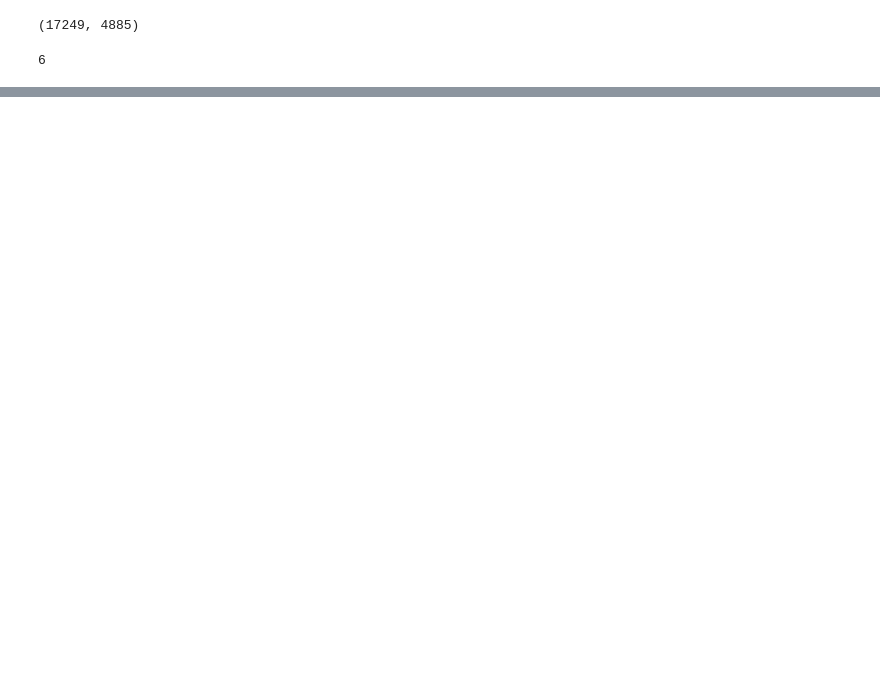
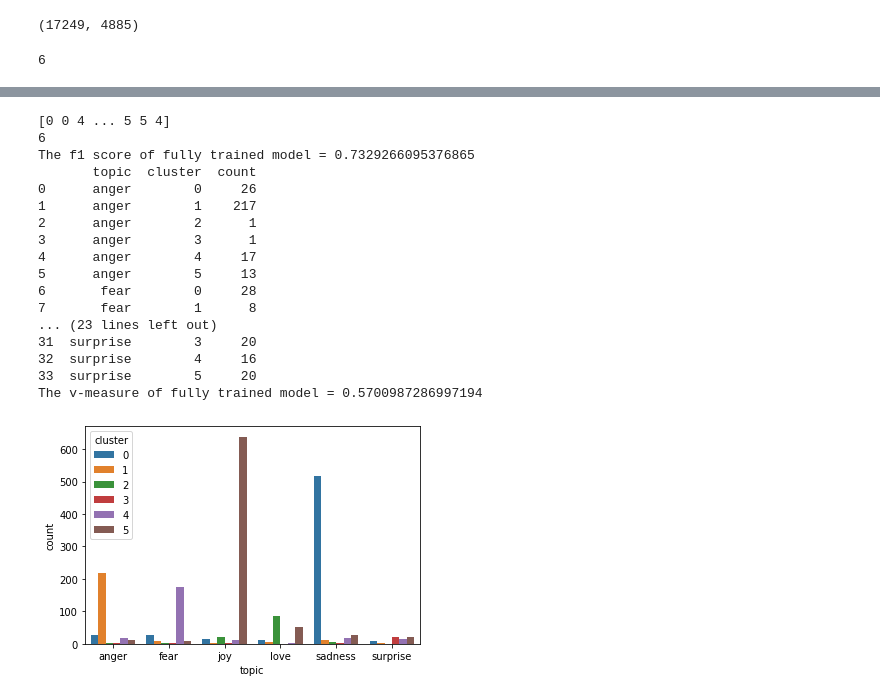
Before and after one commit to hiennguyen26/Emotions_Topics_Modeling, a Jupyter notebook: semi_supervised_nb.ipynb, the cells around one changed output, grey strips where cells are left out. Drawn from its saved outputs; the diff is of its cells as text; code cells hidden in the pictures; blank space fills up the shorter version.

```diff
--- a/semi_supervised_nb.ipynb
+++ b/semi_supervised_nb.ipynb
@@ -193,0 +211,26 @@ print(f'The v-measure of fully trained model = {train_eval(prediction, d=True)}'
+# %%
+prediction_test = m_soft.predict(X_test)
+print(prediction_test)
+print(len(unique(prediction_test)))
+test_eval = lambda cluster_labels, d=True: breakdown_clusters_by_ground_truth( test_sentiment, prediction_test, d)
+print(f'The f1 score of fully trained model = {f1_score(y_test, prediction_test,average="macro")}')
+print(f'The v-measure of fully trained model = {test_eval(prediction_test, d=True)}')
+# %% [output]
+[0 0 4 ... 5 5 4]
+6
+The f1 score of fully trained model = 0.7329266095376865
+       topic  cluster  count
+0      anger        0     26
+1      anger        1    217
+2      anger        2      1
+3      anger        3      1
+4      anger        4     17
+5      anger        5     13
+6       fear        0     28
+7       fear        1      8
+... (23 lines left out)
+31  surprise        3     20
+32  surprise        4     16
+33  surprise        5     20
+The v-measure of fully trained model = 0.5700987286997194
+[figure, added]
```
Also changed, not shown: parts of 7 cells of this notebook, 2 other files.
